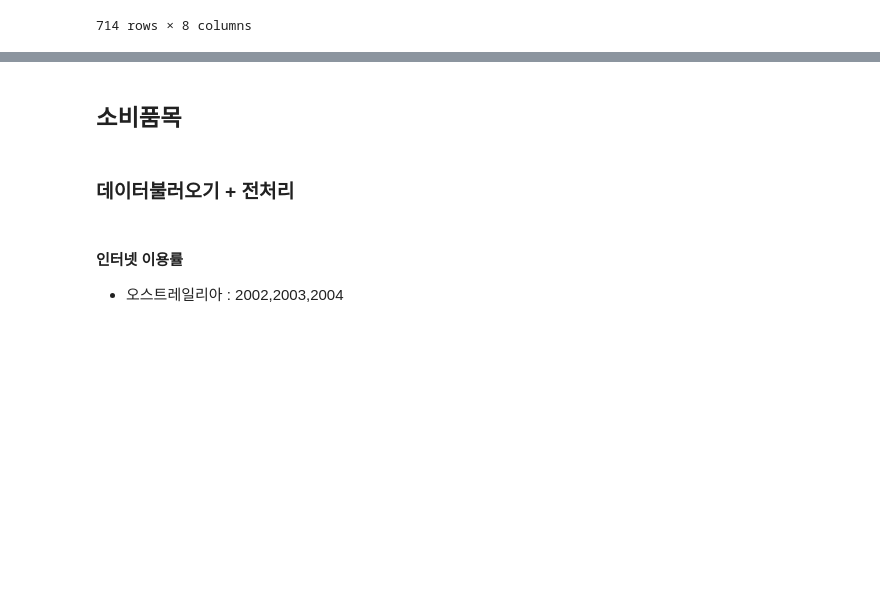
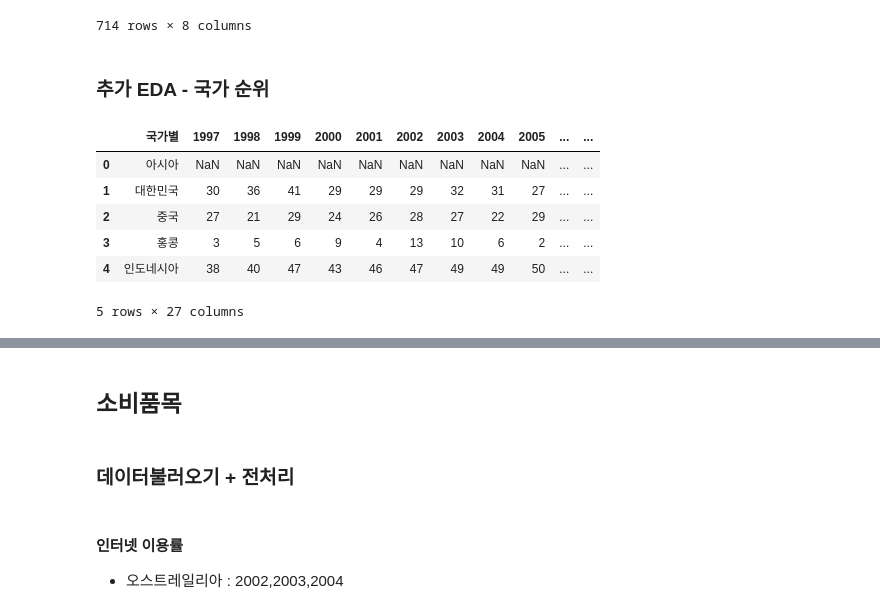
Before and after one commit to sooohyeonkim/Apec_Economic_Analysis, a Jupyter notebook: APEC_Economic_Analysis_EDA.ipynb, the cells around one changed output, grey strips where cells are left out. Drawn from its saved outputs; the diff is of its cells as text; code cells hidden in the pictures; blank space fills up the shorter version.

```diff
--- a/APEC_Economic_Analysis_EDA.ipynb
+++ b/APEC_Economic_Analysis_EDA.ipynb
@@ -945,3 +943,17 @@ merged
 # %%
 #추출하기
 merged.to_excel('/content/drive/MyDrive/경제지수_merged.xlsx', index=False)
+# %% [markdown]
+### 추가 EDA - 국가 순위
+# %%
+file_path = os.path.join(basic_dir, 'economy/국가경쟁력_순위_APEC회원국__20240202142729.xlsx')
+ranking = pd.read_excel(file_path)
+ranking.head()
+# %% [output]
+|  | 국가별 | 1997 | 1998 | 1999 | 2000 | 2001 | 2002 | 2003 | 2004 | 2005 | ... | ... |
+| 0 | 아시아 | NaN | NaN | NaN | NaN | NaN | NaN | NaN | NaN | NaN | ... | ... |
+| 1 | 대한민국 | 30 | 36 | 41 | 29 | 29 | 29 | 32 | 31 | 27 | ... | ... |
+| 2 | 중국 | 27 | 21 | 29 | 24 | 26 | 28 | 27 | 22 | 29 | ... | ... |
+| 3 | 홍콩 | 3 | 5 | 6 | 9 | 4 | 13 | 10 | 6 | 2 | ... | ... |
+| 4 | 인도네시아 | 38 | 40 | 47 | 43 | 46 | 47 | 49 | 49 | 50 | ... | ... |
+5 rows × 27 columns
```
Also changed, not shown: parts of 13 cells of this notebook.
